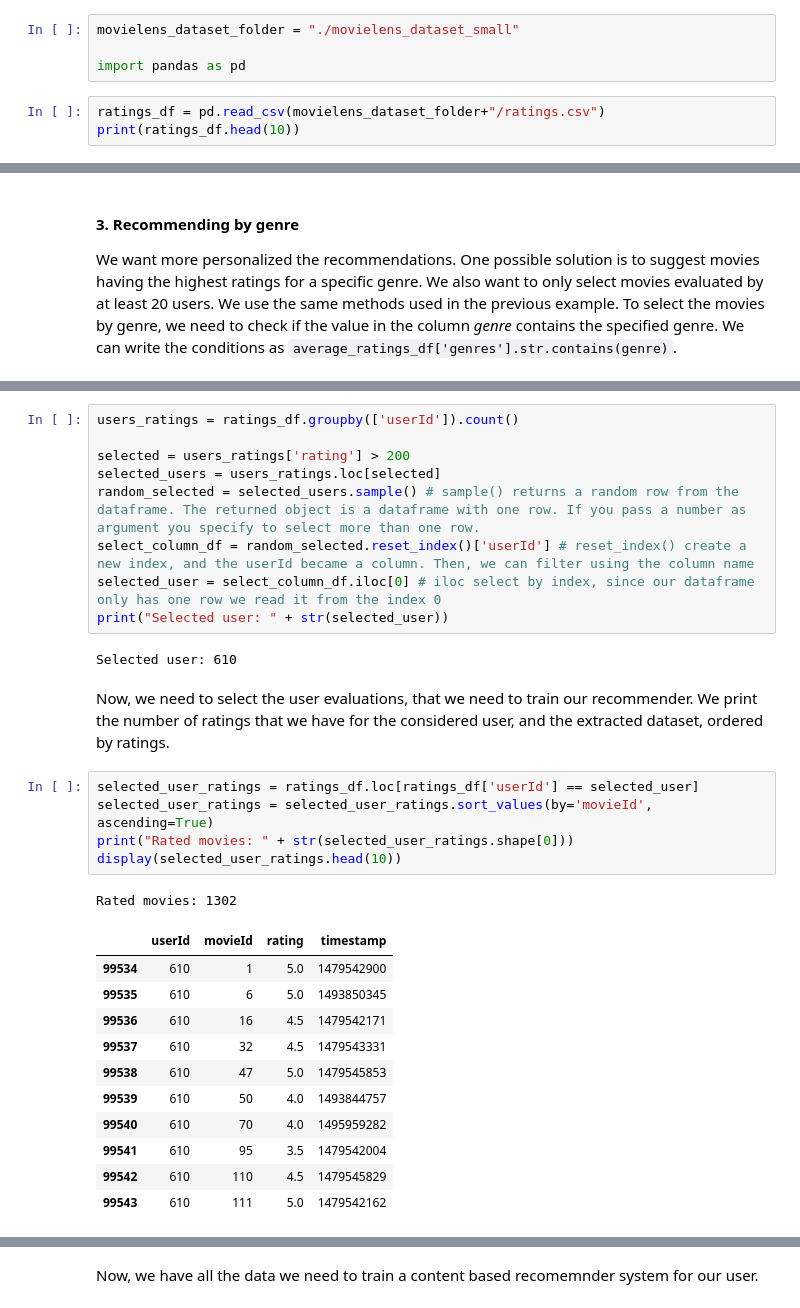
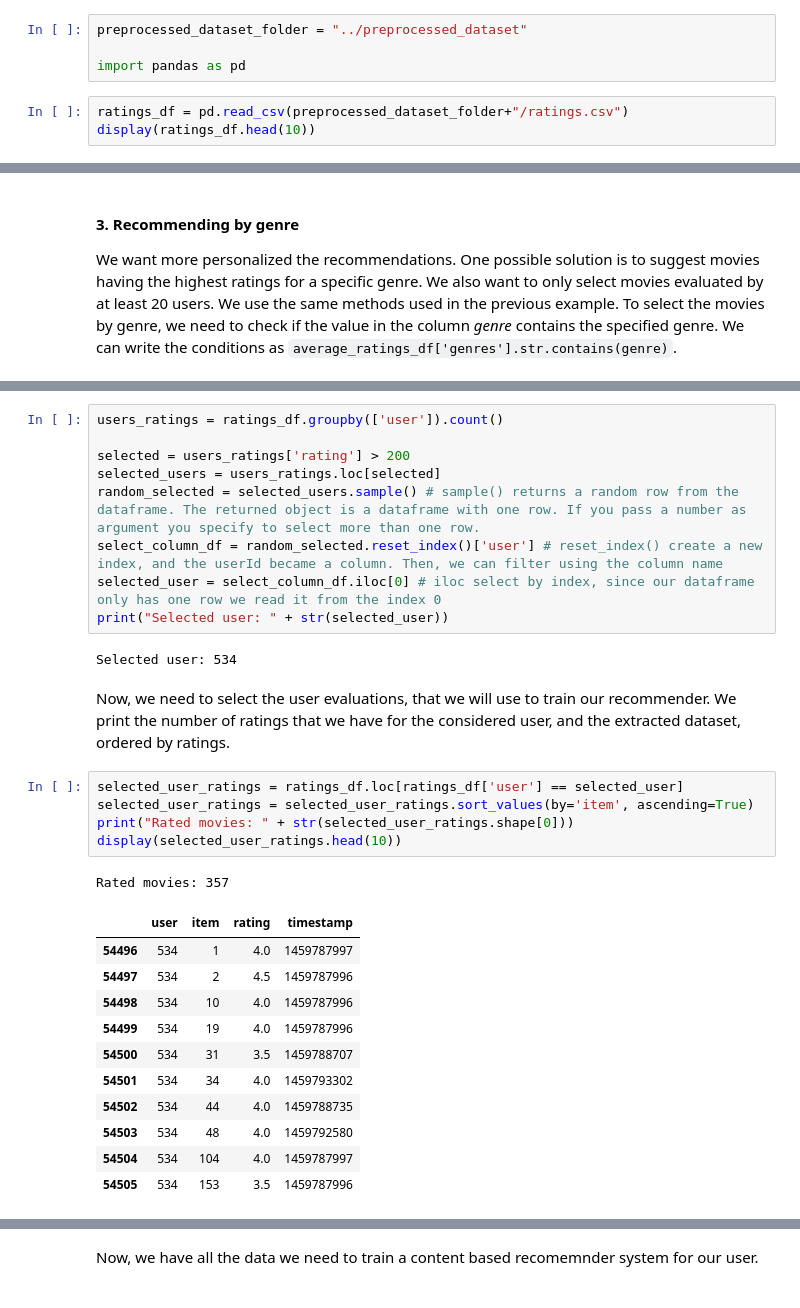
Before and after one commit to barnap/recsys-um-labs, a Jupyter notebook: Lab1/Tutorial Lab 1.ipynb, the cells around one changed output, grey strips where cells are left out. Drawn from its saved outputs; the diff is of its cells as text.

```diff
--- a/Lab1/Tutorial Lab 1.ipynb
+++ b/Lab1/Tutorial Lab 1.ipynb
@@ -13,8 +11,8 @@ Let's see the first 10 rows to check which contents are provided by the *ratings
 # %%
-movielens_dataset_folder = "./movielens_dataset_small"
+preprocessed_dataset_folder = "../preprocessed_dataset"
 
 import pandas as pd
 # %%
-ratings_df = pd.read_csv(movielens_dataset_folder+"/ratings.csv")
-print(ratings_df.head(10))
+ratings_df = pd.read_csv(preprocessed_dataset_folder+"/ratings.csv")
+display(ratings_df.head(10))
 # %% [output]
@@ -292,32 +165,32 @@ Now that we have all the information we need, let's start implementing the recom
 # %%
-users_ratings = ratings_df.groupby(['userId']).count()
+users_ratings = ratings_df.groupby(['user']).count()
 
 selected = users_ratings['rating'] > 200
 selected_users = users_ratings.loc[selected]
 random_selected = selected_users.sample() # sample() returns a random row from the dataframe. The returned object is a dataframe with one row. If you pass a number as argument you specify to select more than one row.
-select_column_df = random_selected.reset_index()['userId'] # reset_index() create a new index, and the userId became a column. Then, we can filter using the column name
+select_column_df = random_selected.reset_index()['user'] # reset_index() create a new index, and the userId became a column. Then, we can filter using the column name
 selected_user = select_column_df.iloc[0] # iloc select by index, since our dataframe only has one row we read it from the index 0
 print("Selected user: " + str(selected_user))
 # %% [output]
-Selected user: 610
+Selected user: 534
 # %% [markdown]
-Now, we need to select the user evaluations, that we need to train our recommender. We print the number of ratings that we have for the considered user, and the extracted dataset, ordered by ratings.
+Now, we need to select the user evaluations, that we will use to train our recommender. We print the number of ratings that we have for the considered user, and the extracted dataset, ordered by ratings.
 # %%
-selected_user_ratings = ratings_df.loc[ratings_df['userId'] == selected_user]
-selected_user_ratings = selected_user_ratings.sort_values(by='movieId', ascending=True)
+selected_user_ratings = ratings_df.loc[ratings_df['user'] == selected_user]
+selected_user_ratings = selected_user_ratings.sort_values(by='item', ascending=True)
 print("Rated movies: " + str(selected_user_ratings.shape[0]))
 display(selected_user_ratings.head(10))
 # %% [output]
-Rated movies: 1302
+Rated movies: 357
-|  | userId | movieId | rating | timestamp |
-| 99534 | 610 | 1 | 5.0 | 1479542900 |
-| 99535 | 610 | 6 | 5.0 | 1493850345 |
-| 99536 | 610 | 16 | 4.5 | 1479542171 |
-| 99537 | 610 | 32 | 4.5 | 1479543331 |
-| 99538 | 610 | 47 | 5.0 | 1479545853 |
-| 99539 | 610 | 50 | 4.0 | 1493844757 |
-| 99540 | 610 | 70 | 4.0 | 1495959282 |
-| 99541 | 610 | 95 | 3.5 | 1479542004 |
-| 99542 | 610 | 110 | 4.5 | 1479545829 |
-| 99543 | 610 | 111 | 5.0 | 1479542162 |
+|  | user | item | rating | timestamp |
+| 54496 | 534 | 1 | 4.0 | 1459787997 |
+| 54497 | 534 | 2 | 4.5 | 1459787996 |
+| 54498 | 534 | 10 | 4.0 | 1459787996 |
+| 54499 | 534 | 19 | 4.0 | 1459787996 |
+| 54500 | 534 | 31 | 3.5 | 1459788707 |
+| 54501 | 534 | 34 | 4.0 | 1459793302 |
+| 54502 | 534 | 44 | 4.0 | 1459788735 |
+| 54503 | 534 | 48 | 4.0 | 1459792580 |
+| 54504 | 534 | 104 | 4.0 | 1459787997 |
+| 54505 | 534 | 153 | 3.5 | 1459787996 |
 # %% [markdown]
```
Also changed, not shown: parts of 62 cells of this notebook, 12 other files.
